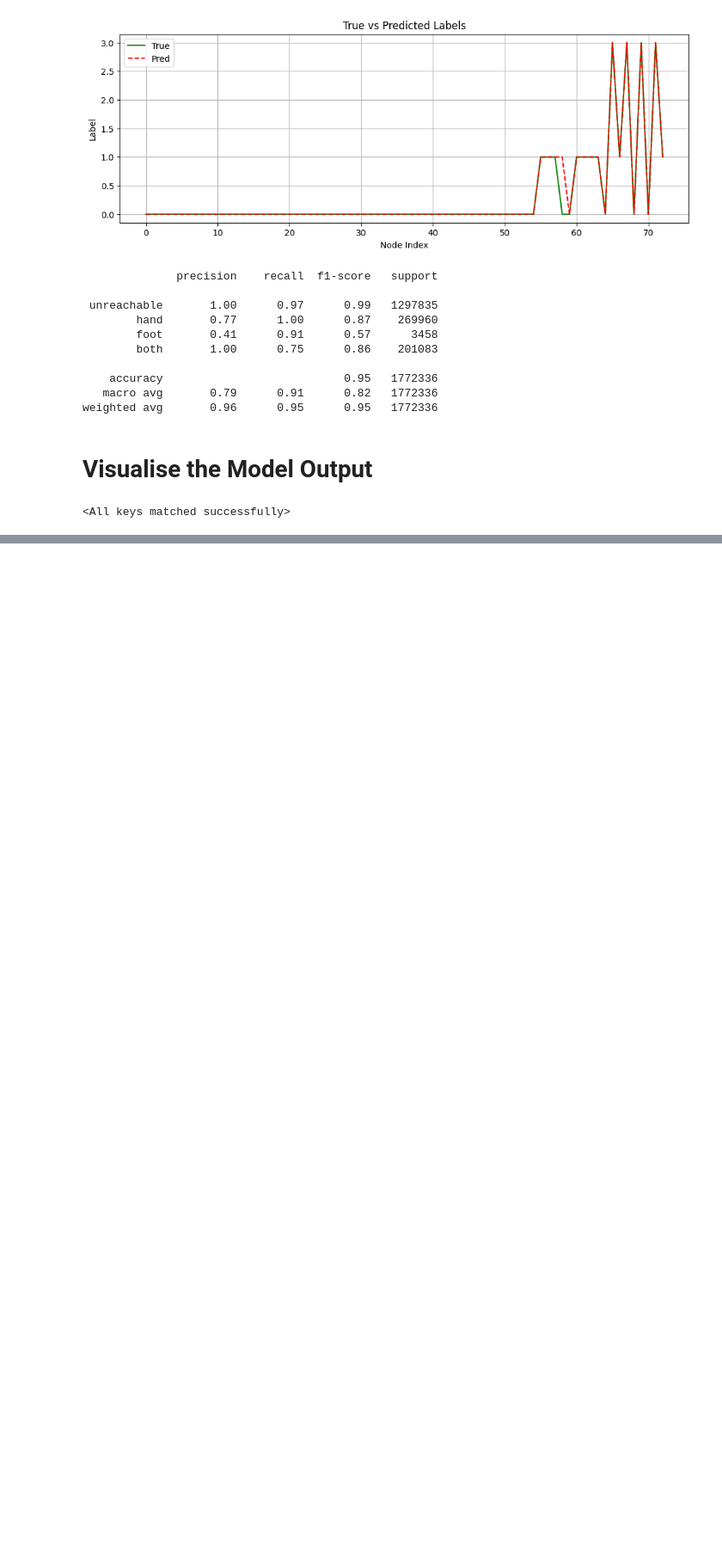
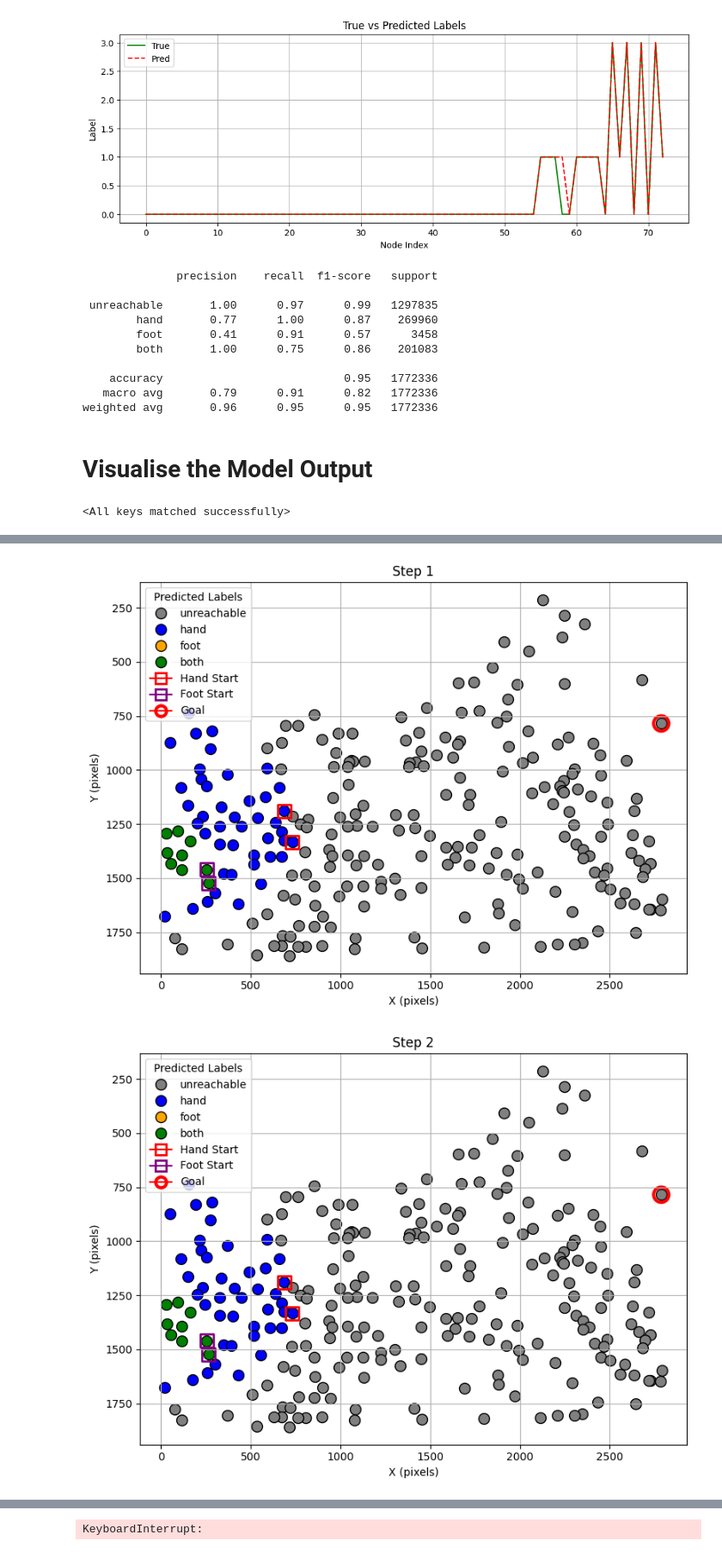
Before and after one commit to Alger3/Climbing_Model, a Jupyter notebook: model/reachability_gnn.ipynb, the cells around one changed output, grey strips where cells are left out. Shown at 86% size. Cells and saved outputs as stored; diff of their text form; code cells hidden in the pictures; blank space fills up the shorter version.

Commit message:
Check the new function to sequence the climber move

```diff
--- a/model/reachability_gnn.ipynb
+++ b/model/reachability_gnn.ipynb
@@ -251,0 +253,5 @@ plot_graph_prediction(batch, model, "Reachability Prediction")
+# %%
+simulate_climb_to_goal(batch, model, (2788.125,785.125))
+# %% [output]
+[figure, added]
+[figure, added]
@@ -251,0 +261 @@ plot_graph_prediction(batch, model, "Reachability Prediction")
+KeyboardInterrupt:
```
Also changed, not shown: parts of 3 cells of this notebook.
